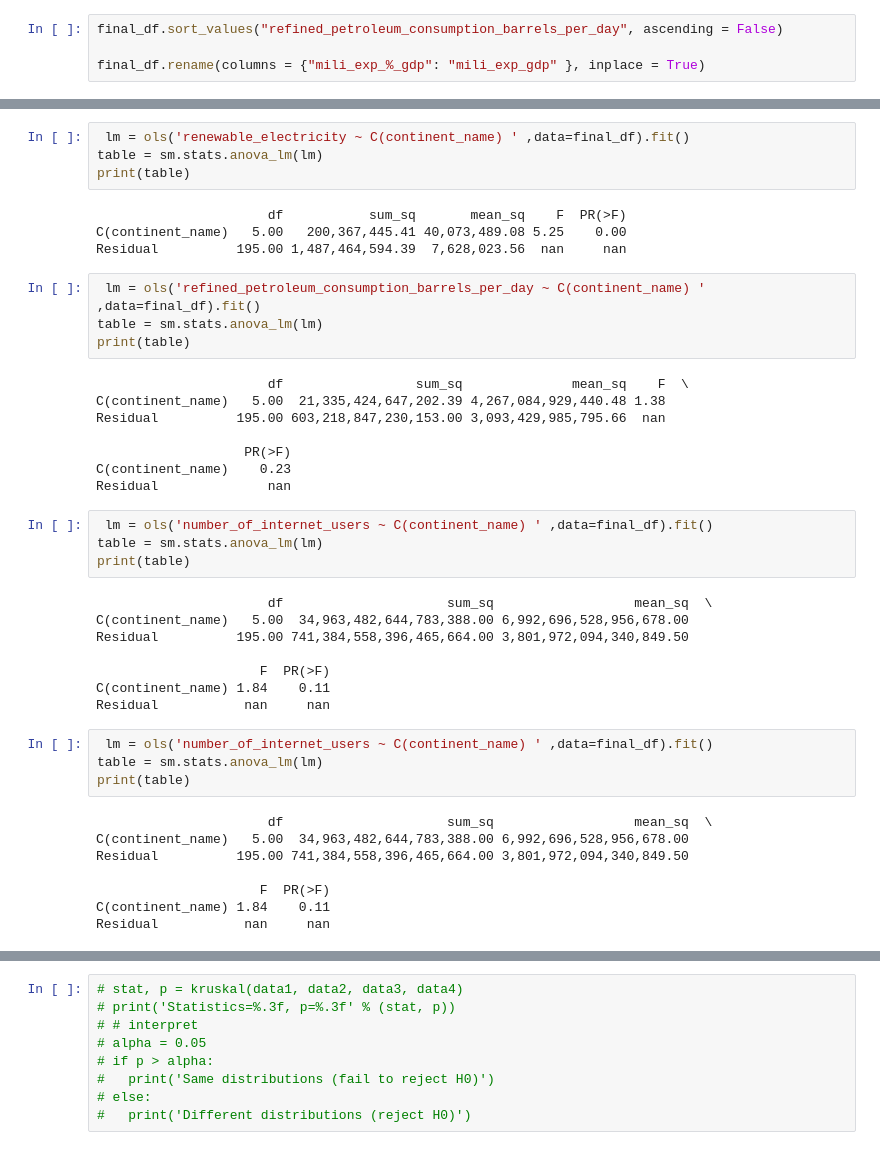
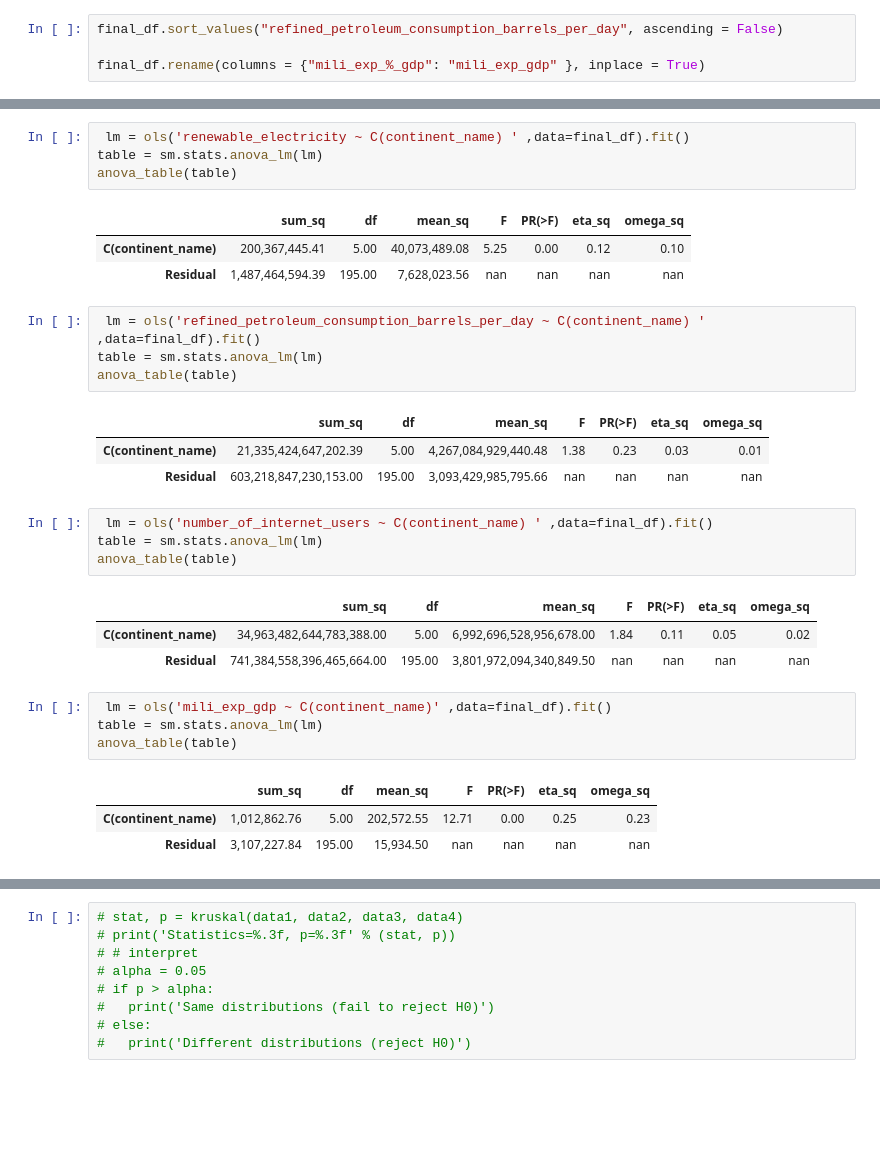
Before and after one commit to Silkways/CIA-Project, a Jupyter notebook: cia_notebook_gus.ipynb, the cells around one changed output, grey strips where cells are left out. Drawn from its saved outputs; the diff is of its cells as text; blank space fills up the shorter version.

```diff
--- a/cia_notebook_gus.ipynb
+++ b/cia_notebook_gus.ipynb
@@ -676,44 +691,32 @@ Residual            858,434,357,078,591,488.00  nan     nan
 # %%
  lm = ols('renewable_electricity ~ C(continent_name) ' ,data=final_df).fit()
 table = sm.stats.anova_lm(lm)
-print(table)
+anova_table(table)
 # %% [output]
-                      df           sum_sq       mean_sq    F  PR(>F)
-C(continent_name)   5.00   200,367,445.41 40,073,489.08 5.25    0.00
-Residual          195.00 1,487,464,594.39  7,628,023.56  nan     nan
+|  | sum_sq | df | mean_sq | F | PR(>F) | eta_sq | omega_sq |
+| C(continent_name) | 200,367,445.41 | 5.00 | 40,073,489.08 | 5.25 | 0.00 | 0.12 | 0.10 |
+| Residual | 1,487,464,594.39 | 195.00 | 7,628,023.56 | nan | nan | nan | nan |
 # %%
  lm = ols('refined_petroleum_consumption_barrels_per_day ~ C(continent_name) ' ,data=final_df).fit()
 table = sm.stats.anova_lm(lm)
-print(table)
+anova_table(table)
 # %% [output]
-                      df                 sum_sq              mean_sq    F  \
-C(continent_name)   5.00  21,335,424,647,202.39 4,267,084,929,440.48 1.38
-Residual          195.00 603,218,847,230,153.00 3,093,429,985,795.66  nan
-
-                   PR(>F)
-C(continent_name)    0.23
-Residual              nan
+|  | sum_sq | df | mean_sq | F | PR(>F) | eta_sq | omega_sq |
+| C(continent_name) | 21,335,424,647,202.39 | 5.00 | 4,267,084,929,440.48 | 1.38 | 0.23 | 0.03 | 0.01 |
+| Residual | 603,218,847,230,153.00 | 195.00 | 3,093,429,985,795.66 | nan | nan | nan | nan |
 # %%
  lm = ols('number_of_internet_users ~ C(continent_name) ' ,data=final_df).fit()
 table = sm.stats.anova_lm(lm)
-print(table)
+anova_table(table)
 # %% [output]
-                      df                     sum_sq                  mean_sq  \
-C(continent_name)   5.00  34,963,482,644,783,388.00 6,992,696,528,956,678.00
-Residual          195.00 741,384,558,396,465,664.00 3,801,972,094,340,849.50
-
-                     F  PR(>F)
-C(continent_name) 1.84    0.11
-Residual           nan     nan
+|  | sum_sq | df | mean_sq | F | PR(>F) | eta_sq | omega_sq |
+| C(continent_name) | 34,963,482,644,783,388.00 | 5.00 | 6,992,696,528,956,678.00 | 1.84 | 0.11 | 0.05 | 0.02 |
+| Residual | 741,384,558,396,465,664.00 | 195.00 | 3,801,972,094,340,849.50 | nan | nan | nan | nan |
 # %%
- lm = ols('number_of_internet_users ~ C(continent_name) ' ,data=final_df).fit()
+ lm = ols('mili_exp_gdp ~ C(continent_name)' ,data=final_df).fit()
 table = sm.stats.anova_lm(lm)
-print(table)
+anova_table(table)
 # %% [output]
-                      df                     sum_sq                  mean_sq  \
-C(continent_name)   5.00  34,963,482,644,783,388.00 6,992,696,528,956,678.00
-Residual          195.00 741,384,558,396,465,664.00 3,801,972,094,340,849.50
-
-                     F  PR(>F)
-C(continent_name) 1.84    0.11
-Residual           nan     nan
+|  | sum_sq | df | mean_sq | F | PR(>F) | eta_sq | omega_sq |
+| C(continent_name) | 1,012,862.76 | 5.00 | 202,572.55 | 12.71 | 0.00 | 0.25 | 0.23 |
+| Residual | 3,107,227.84 | 195.00 | 15,934.50 | nan | nan | nan | nan |
```
Also changed, not shown: parts of 6 cells of this notebook.
